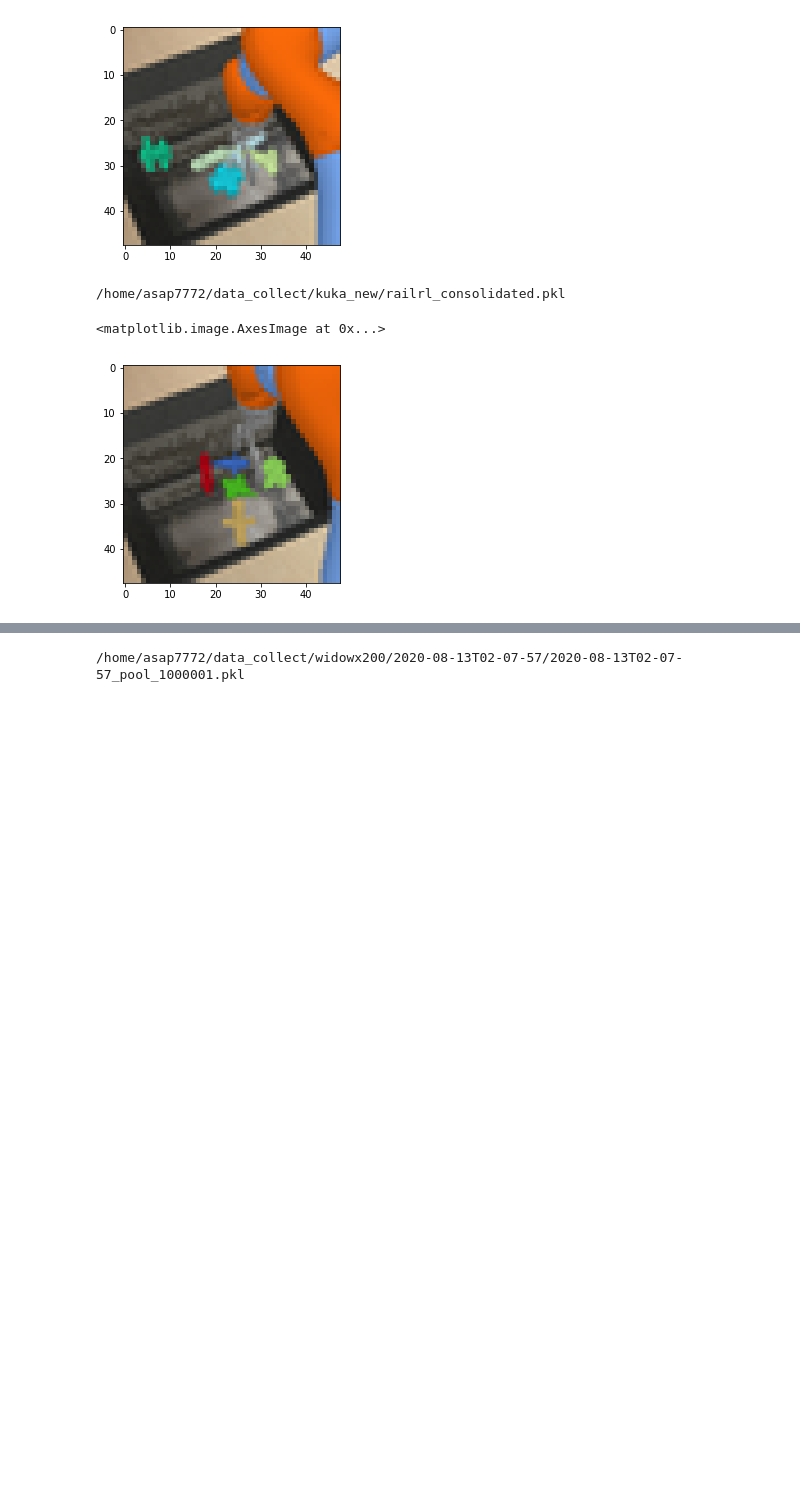
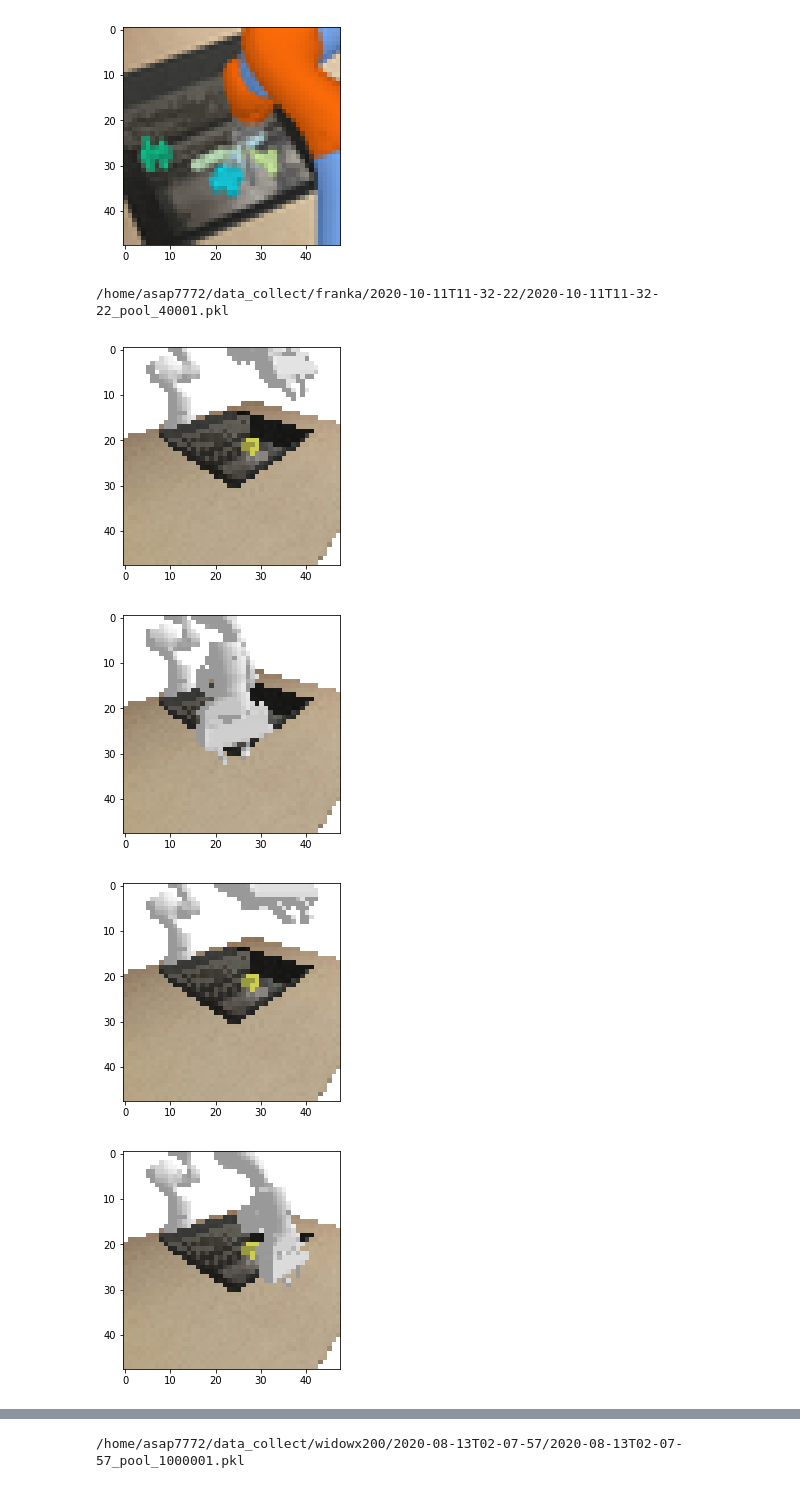
Before and after one commit to jannerm/bullet-manipulation, a Jupyter notebook: roboverse/envs/kuka_test.ipynb, the cells around one changed output, grey strips where cells are left out. Drawn from its saved outputs; the diff is of its cells as text; code cells hidden in the pictures; blank space fills up the shorter version.

```diff
--- a/roboverse/envs/kuka_test.ipynb
+++ b/roboverse/envs/kuka_test.ipynb
@@ -33,15 +33,23 @@ plt.imshow(data)
 <matplotlib.image.AxesImage at 0x...>
 [figure]
 # %%
-buffer = '/home/asap7772/data_collect/kuka_new/railrl_consolidated.pkl'
-
+# buffer = '/home/asap7772/data_collect/kuka_new/railrl_consolidated.pkl'
+buffer ='/home/asap7772/data_collect/franka/2020-10-11T11-32-22/2020-10-11T11-32-22_pool_40001.pkl'
 with open(buffer, 'rb') as f:
     replay_buffer = pickle.load(f)
 print(buffer)
 # %% [output]
-/home/asap7772/data_collect/kuka_new/railrl_consolidated.pkl
+/home/asap7772/data_collect/franka/2020-10-11T11-32-22/2020-10-11T11-32-22_pool_40001.pkl
-# %%
-plt.imshow(replay_buffer._obs['image'][20].reshape(48,48,3))
-# %% [output]
-<matplotlib.image.AxesImage at 0x...>
-[figure, removed]
+# %%
+dim = 48
+import time
+for i in range(10):
+    plt.clf()
+    plt.imshow(replay_buffer._obs['image'][i].reshape(dim,dim,3), animated=True)
+    plt.pause(3)
+# plt.imshow(replay_buffer._obs['image'][0].reshape(3,48,48).T)
+# %% [output]
+[figure, added]
+[figure, added]
+[figure, added]
+[figure, added]
```
Also changed, not shown: parts of 1 cell of this notebook, 9 other files.
